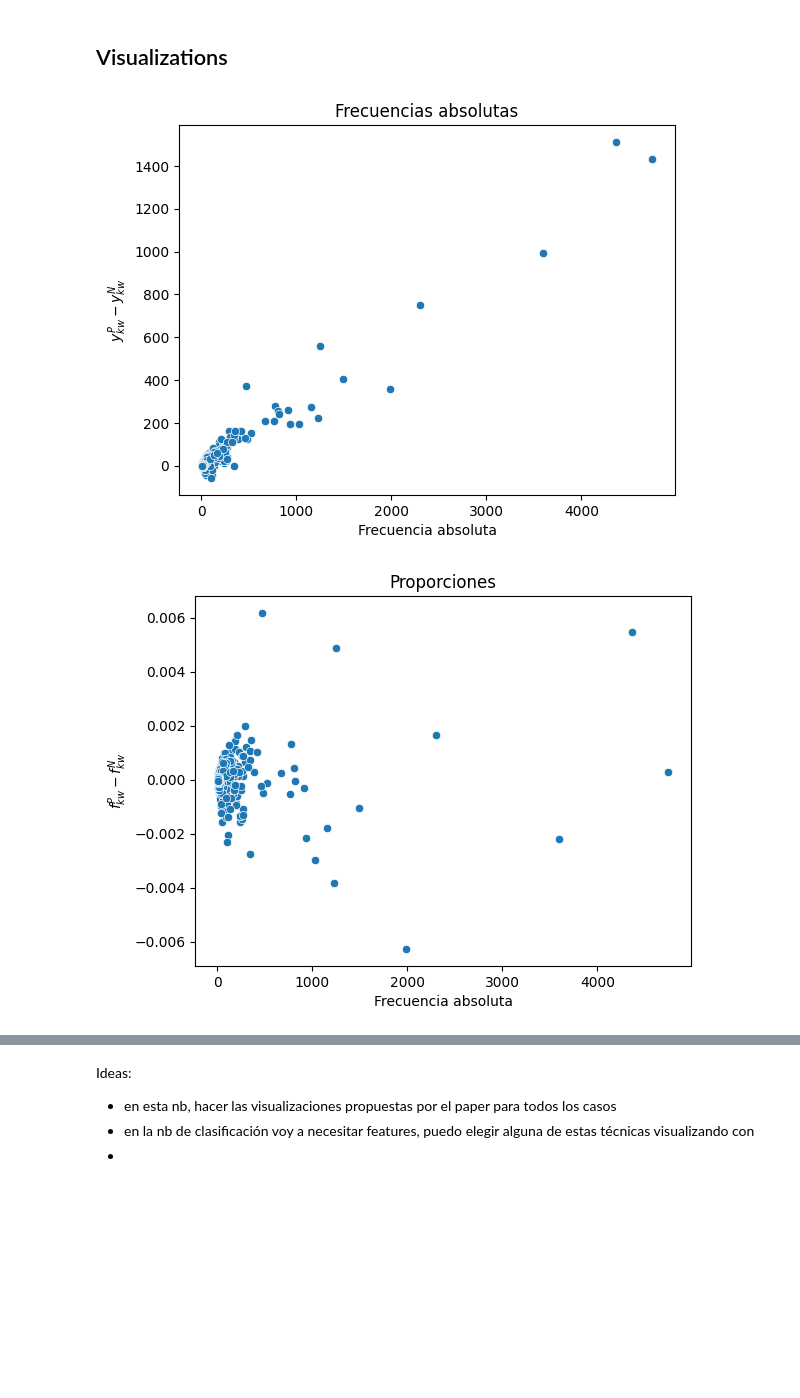
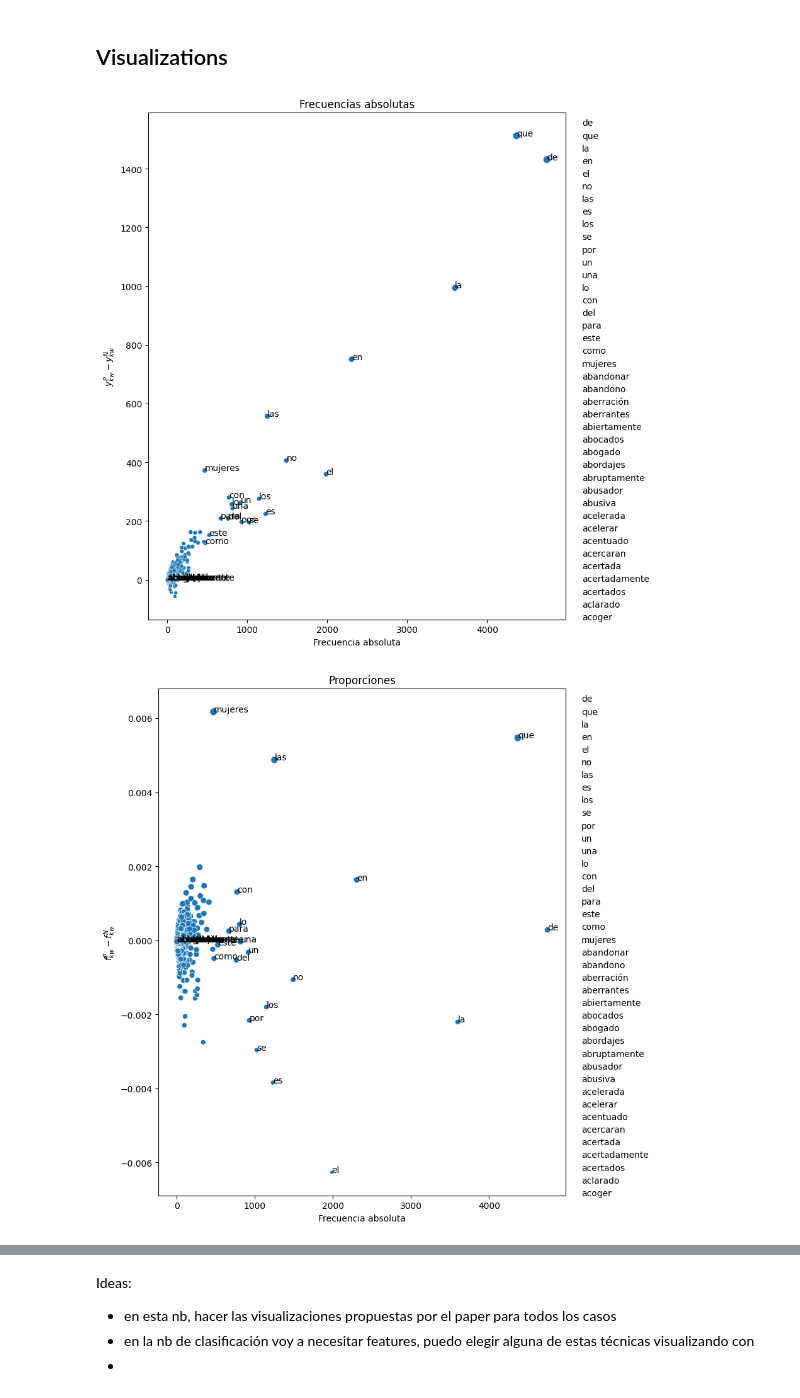
Before and after one commit to macfernandez/eddc-specialization-project, a Jupyter notebook: notebooks/03-methods-statistic.ipynb, the cells around one changed output, grey strips where cells are left out. Saved outputs shown, nothing was run; the diff lists cells and outputs as text; code cells hidden in the pictures; blank space fills up the shorter version.

Commit message:
add visualization for stats

```diff
--- a/notebooks/03-methods-statistic.ipynb
+++ b/notebooks/03-methods-statistic.ipynb
@@ -288,24 +289,58 @@ wkw_diff.head()
 # %%
 stats = [
     count_diff, proportions_diff, odds_diff, log_odds_diff,
     smooth_log_odds_diff, tfidf_diff, wkw_diff
 ]
 titles = [
     "Frecuencias absolutas", "Proporciones", "Odds", "Log-osdds-ratio",
     "Log-osdds-ratio suavizado", "TF-IDF", "WordScores"
 ]
 y_labels = [
     "$y^{P}_{kw}-y^{N}_{kw}$", "$f^{P}_{kw}-f^{N}_{kw}$", "$O^{P}_{kw}/O^{N}_{kw}$",
     "$\log{(O^{P}_{kw}/O^{N}_{kw})}$", "smooth $\log{(O^{P}_{kw}/O^{N}_{kw})}$",
     "$tfidf^{P}_{kw}-tfidf^{N}_{kw}$", "$W^{*(D-R)}_{kw}$"
 ]
 for df, title, y_label in zip(stats,titles,y_labels):
-    fig, ax = plt.subplots()
-    sns.scatterplot(df, x="total", y="diff", ax=ax)
+    fig, ax = plt.subplots(figsize=(9,9))
+    df_copy = deepcopy(df)
+    _max = df_copy["diff"].sort_values().unique().tolist()[-2]
+    _min = df_copy["diff"].sort_values().unique().tolist()[2]
+    df_copy["size"] = df_copy["diff"].apply(
+        lambda x: math.ceil(_max)
+        if x==math.inf
+        else x
+    )
+    df_copy["size"] = df_copy["size"].apply(
+        lambda x: math.floor(_min)
+        if x==-math.inf
+        else x
+    )
+    sns.scatterplot(df_copy, x="total", y="diff", size=df_copy["size"], ax=ax)
+    words = pd.concat([
+     df_copy.nlargest(n=20, columns=["total", "size"], keep="first"),
+     df_copy.nsmallest(n=20, columns=["total", "size"], keep="first")
+    ])
+    words["text_size"] = words["size"].apply(log)
+    for e, (i, row) in enumerate(words.iterrows(), start=1):
+        ax.text(
+            row["total"], row["size"], row["word"],
+            horizontalalignment='left', color='black'
+        )
+        ylim_min, ylim_max = ax.get_ylim()
+        ylim_div = (ylim_max-ylim_min)/40
+        ax.text(
+            ax.get_xlim()[1]+200, ylim_max-(e*ylim_div), row["word"],
+            horizontalalignment='left', color='black'
+        )
+
+
     ax.set_title(title)
     ax.set_xlabel("Frecuencia absoluta")
     ax.set_ylabel(y_label)
-    plt.show()
+    ax.get_legend().set_visible(False)
+    plt.tight_layout()
+    filename = title.lower().replace(" ", "_")
+    plt.savefig(f"{project_path}/visualizations/stats__{filename}.png")
 # %% [output]
-[figure, old version]
+[figure, new version]
-[figure, old version]
+[figure, new version]
```
Also changed, not shown: parts of 3 cells of this notebook.
